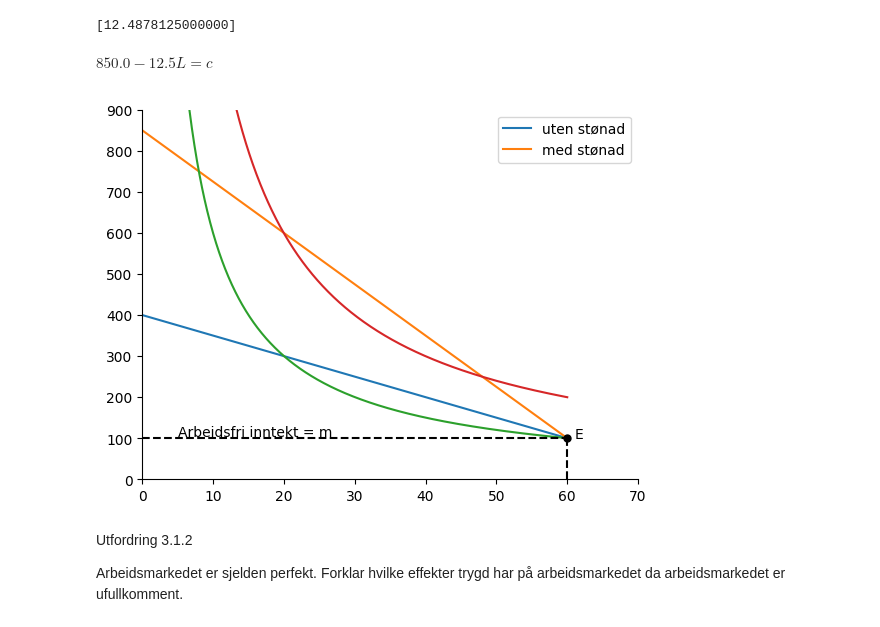
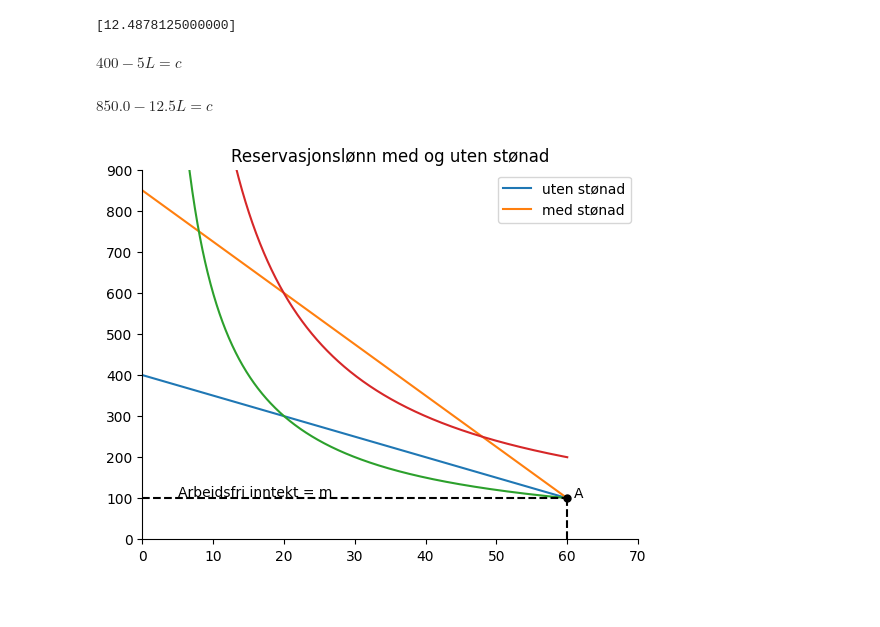
Before and after one commit to loopdiggaz/SOK2008, a Jupyter notebook: kladd.ipynb, the cells around one changed output. Cells and saved outputs as stored; diff of their text form; code cells hidden in the pictures; blank space fills up the shorter version.

```diff
--- a/kladd.ipynb
+++ b/kladd.ipynb
@@ -72,43 +72,43 @@ ax.set_ylim(0,900)
 
 # Budsjett med støtte
 budsjett = sp.Eq(100+5*(60-L),c)
+
+display(budsjett)
 
 def budsjett(L):
     return 400 - 5*L
 
 # Budsjett uten støtte
 budsjett2 = sp.Eq(100 + 12.5*(60-L),c)
 
 display(budsjett2)
 
 def budsjett2(L):
     return 850 - 12.5*L
 
 ax.plot(L_0,budsjett(L_0), label = 'uten stønad')
 ax.plot(L_0,budsjett2(L_0), label = 'med stønad')
 ax.legend(loc = 'best')
 
 u = C**a*L**b
 
 # Løser med hensyn på L
 L_ind_sol=sp.solve(u-u_0,L)[0]
 L_ind_sol
 
 # Må gjøre om for å plotte
 indiff_L=sp.lambdify((u_0,a,b,C), L_ind_sol)
 indiff_L(u_0,a,b,C)
 
 ax.plot(L_0, indiff_L(77.5,0.5,0.5,L_0))
 ax.plot(L_0, indiff_L(109.5,0.5,0.5,L_0))
 ax.vlines(60,0,100, color='black',ls='dashed')
 ax.hlines(100,0,60, color='black',ls='dashed')
+ax.set_title('Reservasjonslønn med og uten stønad')
 ax.annotate('Arbeidsfri inntekt = m', (0+5,100+5));
 ax.plot(60,100, marker  ='o', color= 'black', markersize = 5)
-ax.annotate('E',(60+1,100+1));
+ax.annotate('A',(60+1,100+1));
 # %% [output]
-$\displaystyle 850.0 - 12.5 L = c$
+$\displaystyle 400 - 5 L = c$
+$\displaystyle 850.0 - 12.5 L = c$
-[figure, old version]
+[figure, new version]
-# %% [markdown]
-Utfordring 3.1.2
-
-Arbeidsmarkedet er sjelden perfekt. Forklar hvilke effekter trygd har på arbeidsmarkedet da arbeidsmarkedet er ufullkomment.
```
Also changed, not shown: parts of 5 cells of this notebook, 1 other file.
